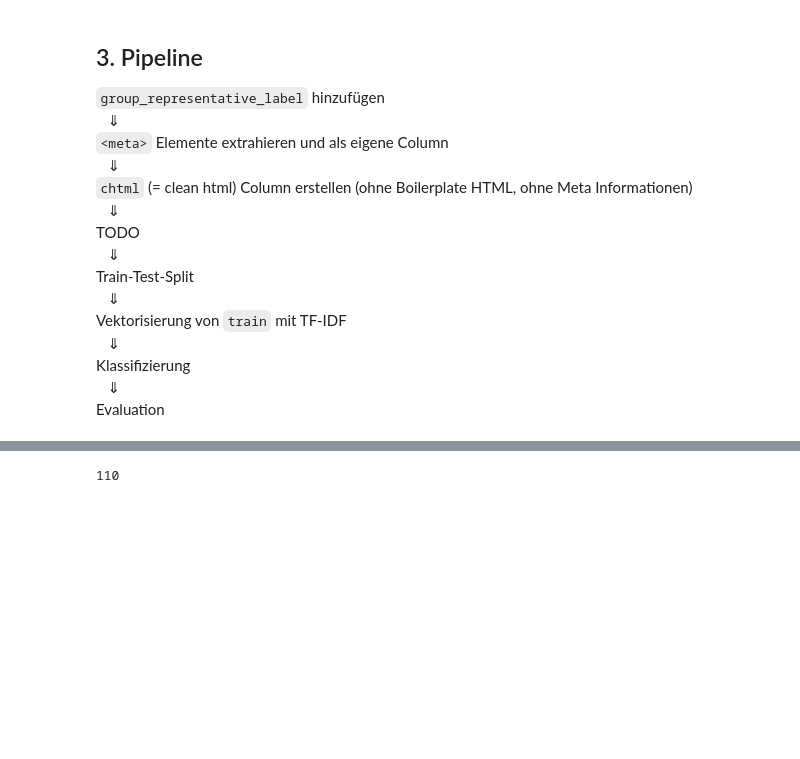
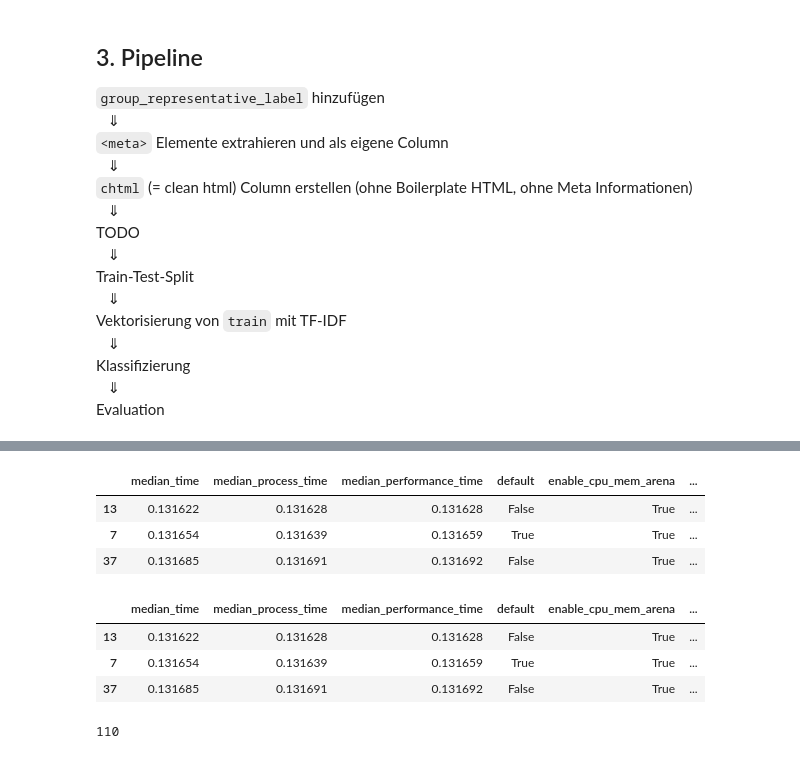
Before and after one commit to realjanpaulus/industryhtml, a Jupyter notebook: notebooks/classify_industries.ipynb, the cells around one changed output, grey strips where cells are left out. Saved outputs shown, nothing was run; the diff lists cells and outputs as text; code cells hidden in the pictures; blank space fills up the shorter version.

```diff
--- a/notebooks/classify_industries.ipynb
+++ b/notebooks/classify_industries.ipynb
@@ -132,3 +333,17 @@ Evaluation
+# %%
+df.sort_values(by="median_performance_time").head(3)
+# %% [output]
+|  | median_time | median_process_time | median_performance_time | default | enable_cpu_mem_arena | ... |
+| 13 | 0.131622 | 0.131628 | 0.131628 | False | True | ... |
+| 7 | 0.131654 | 0.131639 | 0.131659 | True | True | ... |
+| 37 | 0.131685 | 0.131691 | 0.131692 | False | True | ... |
+# %%
+df.sort_values(by="median_time").head(3)
+# %% [output]
+|  | median_time | median_process_time | median_performance_time | default | enable_cpu_mem_arena | ... |
+| 13 | 0.131622 | 0.131628 | 0.131628 | False | True | ... |
+| 7 | 0.131654 | 0.131639 | 0.131659 | True | True | ... |
+| 37 | 0.131685 | 0.131691 | 0.131692 | False | True | ... |
 # %%
 indices = []
 about_html = ["ueber-uns.htm",
```
Also changed, not shown: parts of 8 cells of this notebook.
